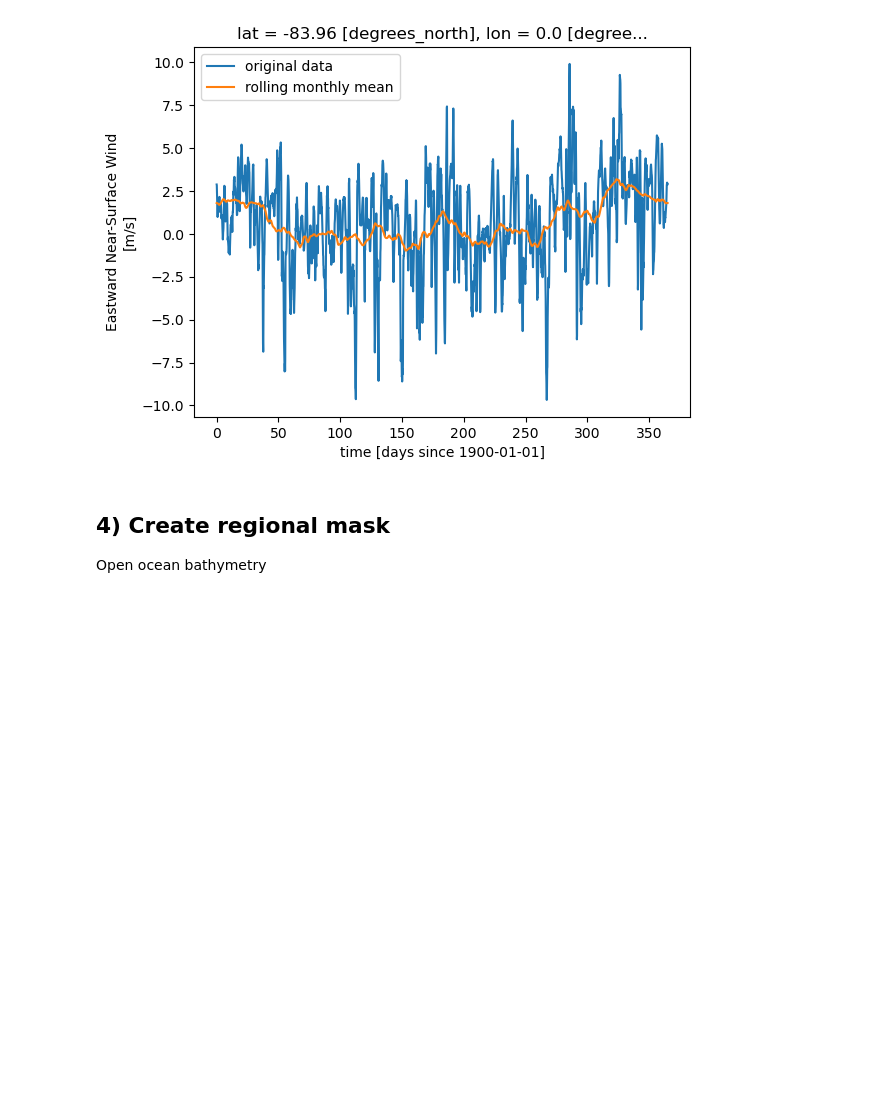
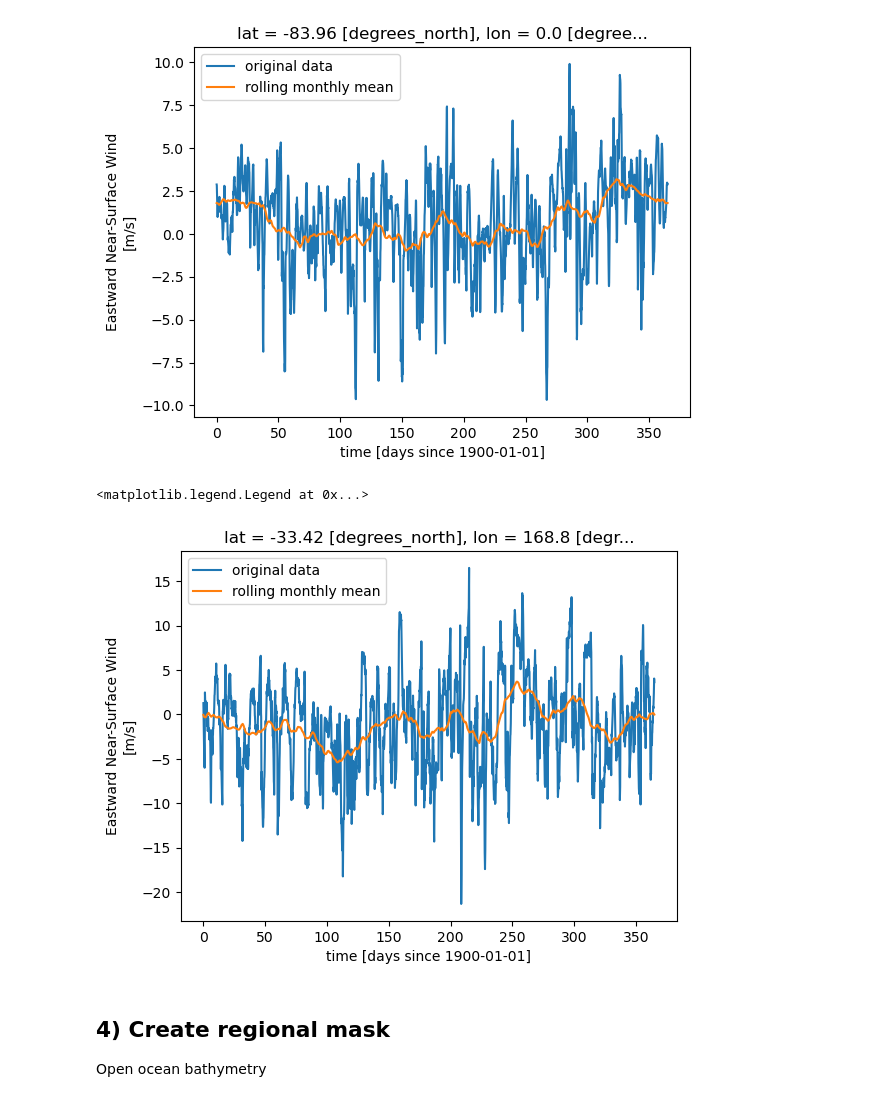
Before and after one commit to willaguiar/DSW-collaborative-project, a Jupyter notebook: JupyterCodes/CM2_bias_perturbation_setup.ipynb, the cells around one changed output. Saved outputs shown, nothing was run; the diff lists cells and outputs as text; code cells hidden in the pictures; blank space fills up the shorter version.

```diff
--- a/JupyterCodes/CM2_bias_perturbation_setup.ipynb
+++ b/JupyterCodes/CM2_bias_perturbation_setup.ipynb
@@ -237,6 +245,14 @@ plt.legend()
 # %% [output]
 <matplotlib.legend.Legend at 0x...>
 [figure]
+# %%
+# check it looks sensible for different sample location:
+u_difference[:,100,300].plot(label='original data')
+u_monthly_mean[:,100,300].plot(label='rolling monthly mean')
+plt.legend()
+# %% [output]
+<matplotlib.legend.Legend at 0x...>
+[figure, added]
 # %% [markdown]
 ## 4) Create regional mask
 
```
Also changed, not shown: parts of 17 cells of this notebook.
